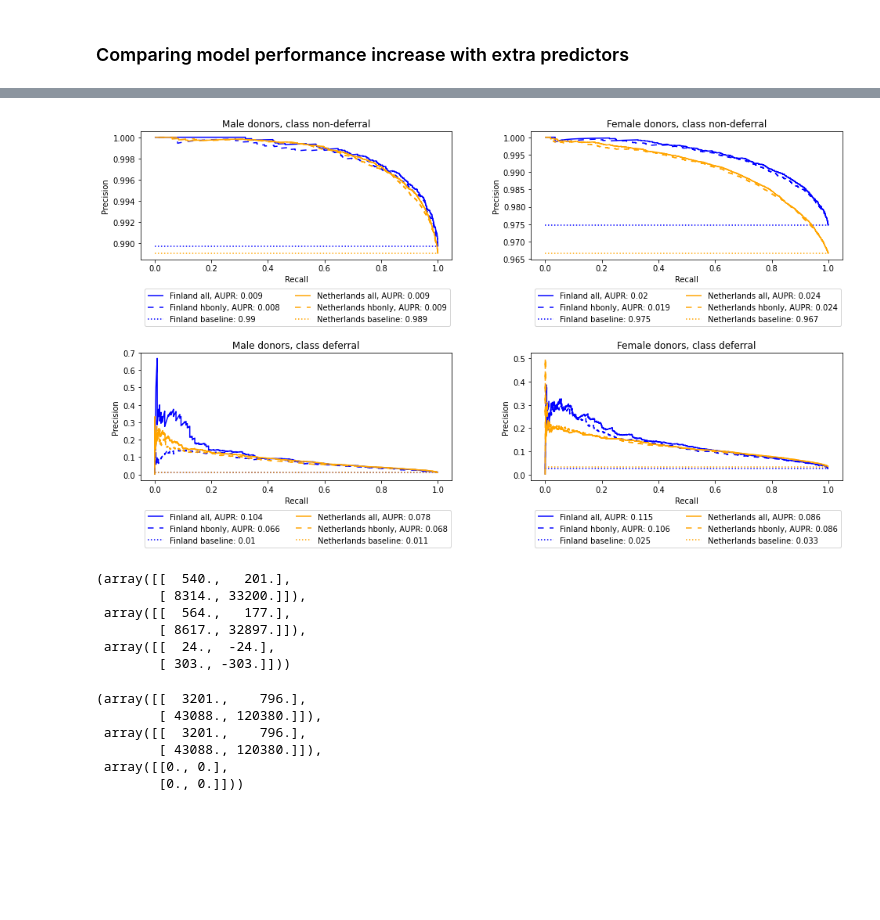
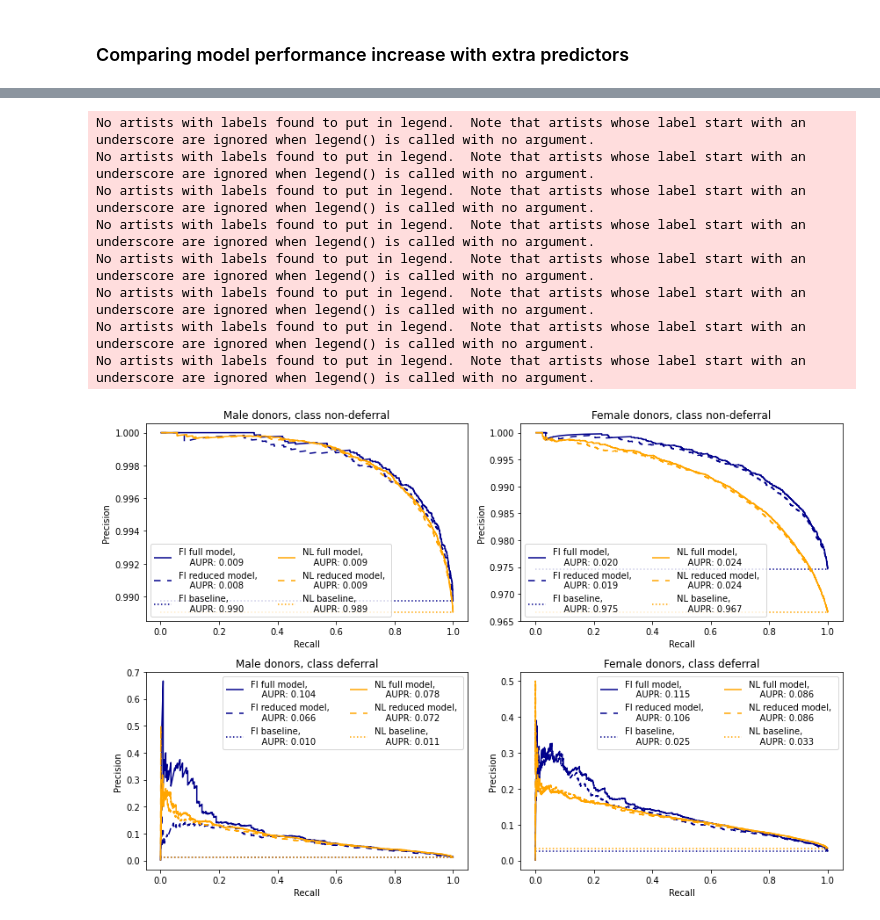
Before and after one commit to vinkenoogm/hbpred-compare, a Jupyter notebook: src/comparison.ipynb, the cells around one changed output, grey strips where cells are left out. Drawn from its saved outputs; the diff is of its cells as text; code cells hidden in the pictures; blank space fills up the shorter version.

Commit message:
small last updates, add readme

```diff
--- a/src/comparison.ipynb
+++ b/src/comparison.ipynb
@@ -19,19 +20,19 @@ def load_probas(path):
         df = pd.read_pickle(path / f'probas{foldersuffix}' / f'proba_{sex}_{nback}.pkl')
         df['sex'] = sex
         df['nback'] = nback
-        df['variables'] = 'all' if foldersuffix == '' else 'hbonly'
+        df['model'] = 'full' if foldersuffix == '' else 'reduced'
         dfs.append(df)
     return pd.concat(dfs)
 # %%
 probas_NL = load_probas(path_NL)
 probas_FL = load_probas(path_FL)
-probas = pd.concat([df.assign(country=k) for k,df in {'Finland':probas_FL, 'Netherlands':probas_NL}.items()])
+probas = pd.concat([df.assign(country=k) for k,df in {'FI':probas_FL, 'NL':probas_NL}.items()])
 probas = probas.reset_index()
-probas = probas.drop_duplicates(subset=['index', 'country', 'variables', 'sex'], keep='last')
+probas = probas.drop_duplicates(subset=['index', 'country', 'model', 'sex'], keep='last')
 # %%
 dfs = []
 auprs = []
-for name, group in probas.groupby(['sex', 'country', 'variables']):
+for name, group in probas.groupby(['sex', 'country', 'model']):
     for i, outcome in enumerate(['low', 'ok']):
         prec, rec, thres = precision_recall_curve(group['HbOK'], group[f'prob_{outcome}'], pos_label=i)
         df = pd.DataFrame({'precision':prec[:-1],
@@ -40,7 +41,7 @@ for name, group in probas.groupby(['sex', 'country', 'variables']):
         df['sex'] = name[0]
         df['country'] = name[1]
         # df['nback'] = name[2]
-        df['variables'] = name[2]
+        df['model'] = name[2]
         df['outcome'] = outcome
         dfs.append(df)
 
@@ -52,7 +53,7 @@ for name, group in probas.groupby(['sex', 'country', 'variables']):
 
 probasdf = pd.concat(dfs)
 # %%
-auprs = pd.DataFrame(auprs, columns=['sex', 'country', 'variables', 'outcome', 'aupr', 'base_prob'])
+auprs = pd.DataFrame(auprs, columns=['sex', 'country', 'model', 'outcome', 'aupr', 'base_prob'])
 auprs['aupr_adjusted'] = auprs['aupr'] - auprs['base_prob']
 auprs
 # %% [output]
@@ -76,70 +77,51 @@ auprs
 # %%
-fig, ax = plt.subplots(2, 2, figsize=(14,8))
+fig, ax = plt.subplots(2, 2, figsize=(12,8))
 
 for (x, sex), (y, outcome) in product(enumerate(['men', 'women']), enumerate(['ok', 'low'])):
     dfsub = probasdf.loc[(probasdf['sex'] == sex) &
                          (probasdf['outcome'] == outcome), ]
 
-    for name, group in dfsub.groupby(['country', 'variables']):
+    for name, group in dfsub.groupby(['country', 'model']):
         aupr = auprs.loc[(auprs.sex == sex) &
                          (auprs.country == name[0]) &
-                         (auprs.variables == name[1]) &
+                         (auprs.model == name[1]) &
                          (auprs.outcome == outcome), 'aupr_adjusted']
         base_prob = auprs.loc[(auprs.sex == sex) &
                               (auprs.country == name[0]) &
-                              (auprs.variables == name[1]) &
+                              (auprs.model == name[1]) &
                               (auprs.outcome == outcome), 'base_prob']
 
         ax[y, x].plot(group.recall, group.precision,
-                      label=f'{name[0]} {name[1]}, AUPR: {float(round(aupr, 3))}',
-                      linestyle='-' if name[1] == 'all' else '--',
-                      dashes=(5,0) if name[1] == 'all' else (5, 5),
-                      color='blue' if name[0] == 'Finland' else 'orange')
+                      label=f'{name[0]} {name[1]} model, \n    AUPR: {float(round(aupr, 3)):.3f}',
+                      linestyle='-' if name[1] == 'full' else '--',
+                      dashes=(5,0) if name[1] == 'full' else (5, 5),
+                      color='darkblue' if name[0] == 'FI' else 'orange')
 
-        if name[1] == 'hbonly':
+        if name[1] == 'reduced':
             ax[y, x].hlines(y=base_prob, xmin=0, xmax=1,
                             linestyles='dotted',
-                            color='blue' if name[0] == 'Finland' else 'orange',
-                            label=f'{name[0]} baseline: {float(round(base_prob, 3))}')
+                            color='darkblue' if name[0] == 'FI' else 'orange',
+                            label=f'{name[0]} baseline, \n    AUPR: {float(round(base_prob, 3)):.3f}')
 
-        ax[y, x].legend(bbox_to_anchor=(0,-0.2), loc='upper left', ncol=2)
+        ax[0, x].legend(bbox_to_anchor=(0,0), loc='lower left', ncol=2)
+        ax[1, x].legend(bbox_to_anchor=(1,1), loc='upper right', ncol=2)
         ax[y, x].set_xlabel('Recall')
         ax[y, x].set_ylabel('Precision')
 
 ax[0, 0].set_title('Male donors, class non-deferral')
 ax[0, 1].set_title('Female donors, class non-deferral')
 ax[1, 0].set_title('Male donors, class deferral')
 ax[1, 1].set_title('Female donors, class deferral')
 
 fig.tight_layout()
+plt.savefig(path_results / 'PR_curves.png')
 # %% [output]
+No artists with labels found to put in legend.  Note that artists whose label start with an underscore are ignored when legend() is called with no argument.
+No artists with labels found to put in legend.  Note that artists whose label start with an underscore are ignored when legend() is called with no argument.
+No artists with labels found to put in legend.  Note that artists whose label start with an underscore are ignored when legend() is called with no argument.
+No artists with labels found to put in legend.  Note that artists whose label start with an underscore are ignored when legend() is called with no argument.
+No artists with labels found to put in legend.  Note that artists whose label start with an underscore are ignored when legend() is called with no argument.
+No artists with labels found to put in legend.  Note that artists whose label start with an underscore are ignored when legend() is called with no argument.
+No artists with labels found to put in legend.  Note that artists whose label start with an underscore are ignored when legend() is called with no argument.
+No artists with labels found to put in legend.  Note that artists whose label start with an underscore are ignored when legend() is called with no argument.
-[figure, old version]
+[figure, new version]
-# %%
-def show_conf_matrix(path):
-    cm_all = np.zeros([2,2])
-    cm_hbonly = np.zeros([2,2])
-    for sex in ['men', 'women']:
-        pred_all = pd.read_pickle(path / f'pred_timechange/predictions_{sex}.pkl')
-        cm_all += confusion_matrix(pred_all.HbOK, pred_all.HbOK_pred)
-        pred_hbonly = pd.read_pickle(path / f'pred_timechange_hbonly/predictions_{sex}.pkl')
-        cm_hbonly += confusion_matrix(pred_hbonly.HbOK, pred_hbonly.HbOK_pred)
-    cm_diff = cm_all - cm_hbonly
-    return cm_hbonly, cm_all, cm_diff
-
-show_conf_matrix(path_FL)
-# %% [output]
-(array([[  540.,   201.],
-        [ 8314., 33200.]]),
- array([[  564.,   177.],
-        [ 8617., 32897.]]),
- array([[  24.,  -24.],
-        [ 303., -303.]]))
-# %%
-show_conf_matrix(path_NL)
-# %% [output]
-(array([[  3201.,    796.],
-        [ 43088., 120380.]]),
- array([[  3201.,    796.],
-        [ 43088., 120380.]]),
- array([[0., 0.],
-        [0., 0.]]))
```
Also changed, not shown: parts of 8 cells of this notebook, 11 other files.
